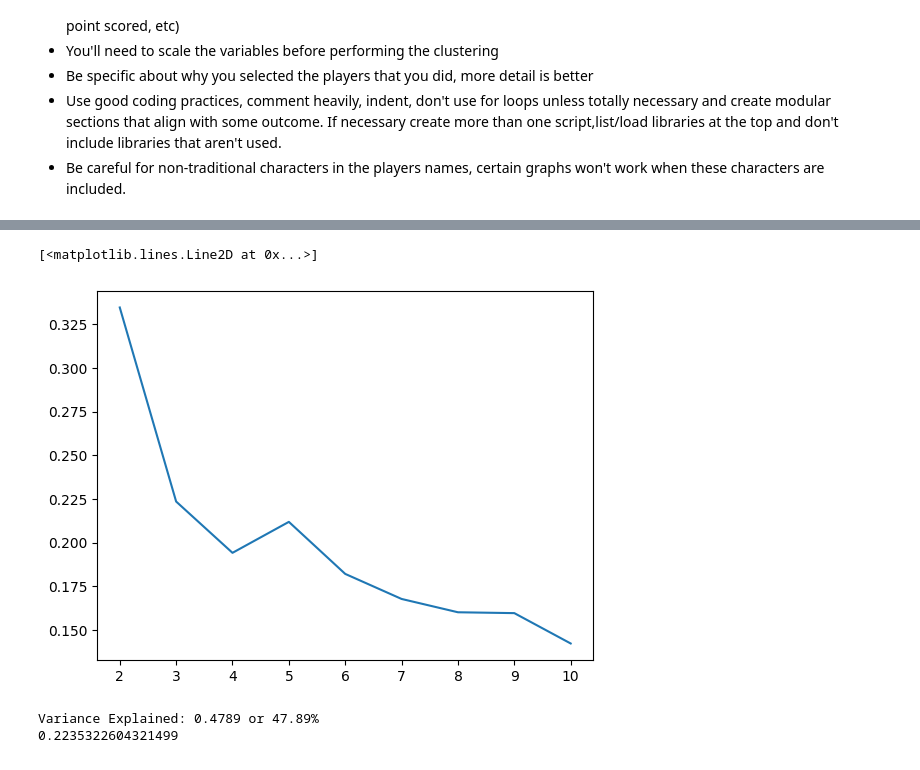
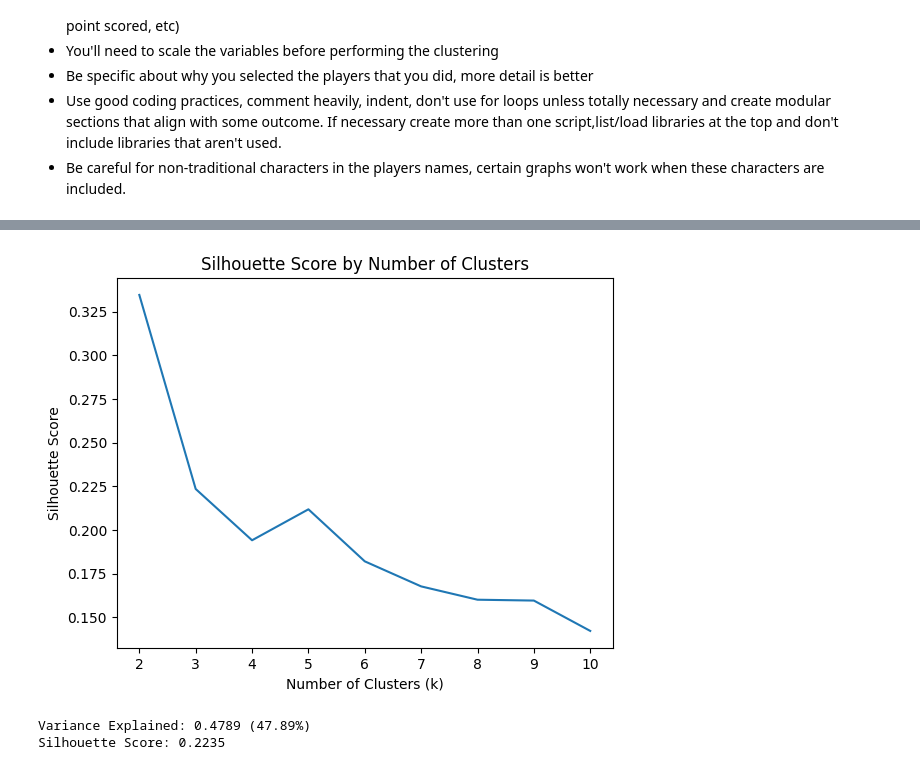
Before and after one commit to luca-sambat2024/week_6, a Jupyter notebook: Lab-Clustering.ipynb, the cells around one changed output, grey strips where cells are left out. Drawn from its saved outputs; the diff is of its cells as text; code cells hidden in the pictures.

```diff
--- a/Lab-Clustering.ipynb
+++ b/Lab-Clustering.ipynb
@@ -115,20 +171,41 @@ Variance Explained: 0.3763 or 37.63%
 # %%
-# Determine the ideal number of clusters using the elbow method and the silhouette coefficient
+# Determine the ideal number of clusters
+# Using the elbow method (WCSS) and silhouette coefficient
 
 wcss = []
-silhouette=[]
+silhouette_scores = []
+
 for i in range(1, 11):
-    kmeans_obj = KMeans(n_clusters=i, algorithm="lloyd", random_state=1).fit(X)
+    kmeans_obj = KMeans(
+        n_clusters=i,
+        algorithm="lloyd",
+        random_state=1,
+    ).fit(X)
+
+    # Within-cluster sum of squares (Elbow Method)
     wcss.append(kmeans_obj.inertia_)
-    if i>1:
-        silhouette.append(silhouette_score(X, kmeans_obj.labels_))
-elbow_data = pd.DataFrame({"k": range(1, 11), "wcss": wcss})
-elbow_data
 
-plt.plot([2,3,4,5,6,7,8,9,10],silhouette)
+    # Silhouette score (only valid for k > 1)
+    if i > 1:
+        score = silhouette_score(X, kmeans_obj.labels_)
+        silhouette_scores.append(score)
+
+# Create elbow method DataFrame
+elbow_data = pd.DataFrame(
+    {
+        "k": range(1, 11),
+        "wcss": wcss,
+    }
+)
+
+# Plot silhouette scores
+plt.plot(range(2, 11), silhouette_scores)
+plt.xlabel("Number of Clusters (k)")
+plt.ylabel("Silhouette Score")
+plt.title("Silhouette Score by Number of Clusters")
+plt.show()
 # %% [output]
-[<matplotlib.lines.Line2D at 0x...>]
-[figure, old version]
+[figure, new version]
 # %%
 # Visualize the results of the elbow method
 
@@ -147,16 +245,32 @@ fig = px.scatter_3d(
 fig.show(renderer="browser")
 # %%
-# Once again evaluate the quality of the clustering using total variance explained and silhouette scores
+# Evaluate clustering quality for k=3 using variance explained and silhouette score
 
-better_total_sum_squares = np.sum((X - np.mean(X))**2)
+# ---- Variance Explained ----
+# Measures the proportion of total variance captured by the clusters.
+better_total_sum_squares = np.sum((X - np.mean(X)) ** 2)
 better_total = np.sum(better_total_sum_squares)
-better_between_SSE = (better_total - better_kmeans.inertia_)
-better_var_explained = better_between_SSE / better_total
-print(f"Variance Explained: {better_var_explained:.4f} or {better_var_explained*100:.2f}%")
+better_between_sse = better_total - better_kmeans.inertia_
+better_variance_explained = better_between_sse / better_total
 
-better_kmeans_obj = KMeans(n_clusters=3, algorithm="lloyd", random_state=1)
+print(
+    f"Variance Explained: {better_variance_explained:.4f} "
+    f"({better_variance_explained * 100:.2f}%)"
+)
+
+
+# ---- Silhouette Score ----
+# Ranges from -1 to 1; higher values indicate better-defined clusters.
+better_kmeans_obj = KMeans(
+    n_clusters=3,
+    algorithm="lloyd",
+    random_state=1,
+)
+
 better_kmeans_obj.fit(X)
-print(silhouette_score(X, better_kmeans_obj.labels_))
+
+better_silhouette_score = silhouette_score(X, better_kmeans_obj.labels_)
+print(f"Silhouette Score: {better_silhouette_score:.4f}")
 # %% [output]
-Variance Explained: 0.4789 or 47.89%
-0.2235322604321499
+Variance Explained: 0.4789 (47.89%)
+Silhouette Score: 0.2235
```
Also changed, not shown: parts of 10 cells of this notebook, 1 other file.
